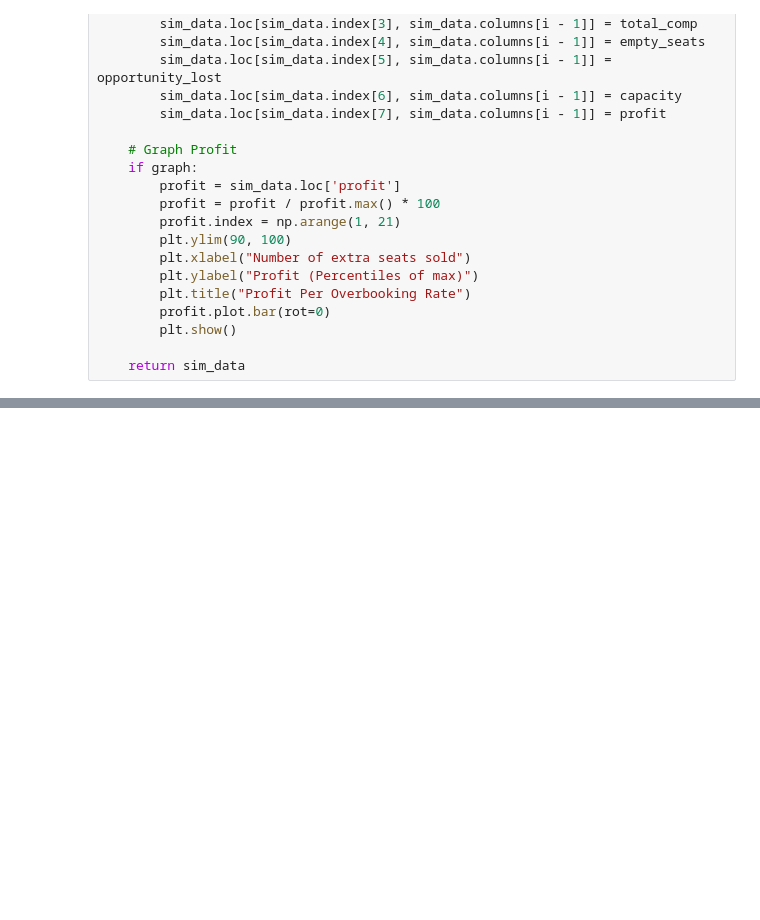
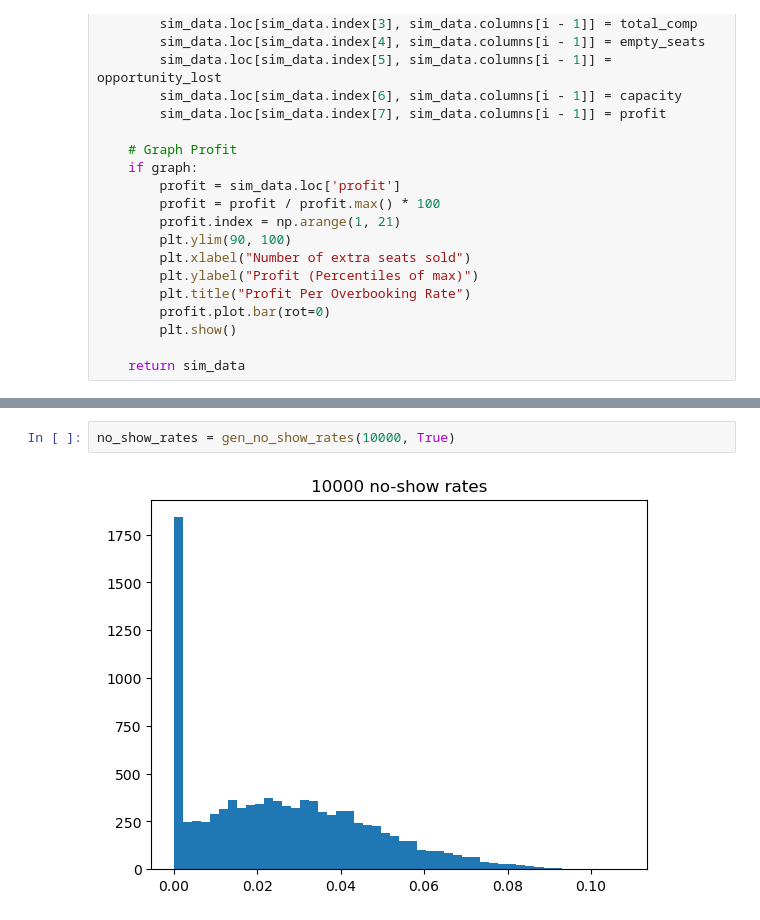
Before and after one commit to RayhanM17/DATA-SCIENCE-NOTEBOOKS, a Jupyter notebook: JN/Airline-booking-note.ipynb, the cells around one changed output, grey strips where cells are left out. Saved outputs shown, nothing was run; the diff lists cells and outputs as text; blank space fills up the shorter version.

```diff
--- a/JN/Airline-booking-note.ipynb
+++ b/JN/Airline-booking-note.ipynb
@@ -120,0 +132,4 @@ plt.show()
+# %%
+no_show_rates = gen_no_show_rates(10000, True)
+# %% [output]
+[figure, added]
```
Also changed, not shown: parts of 7 cells of this notebook, 1 other file.
